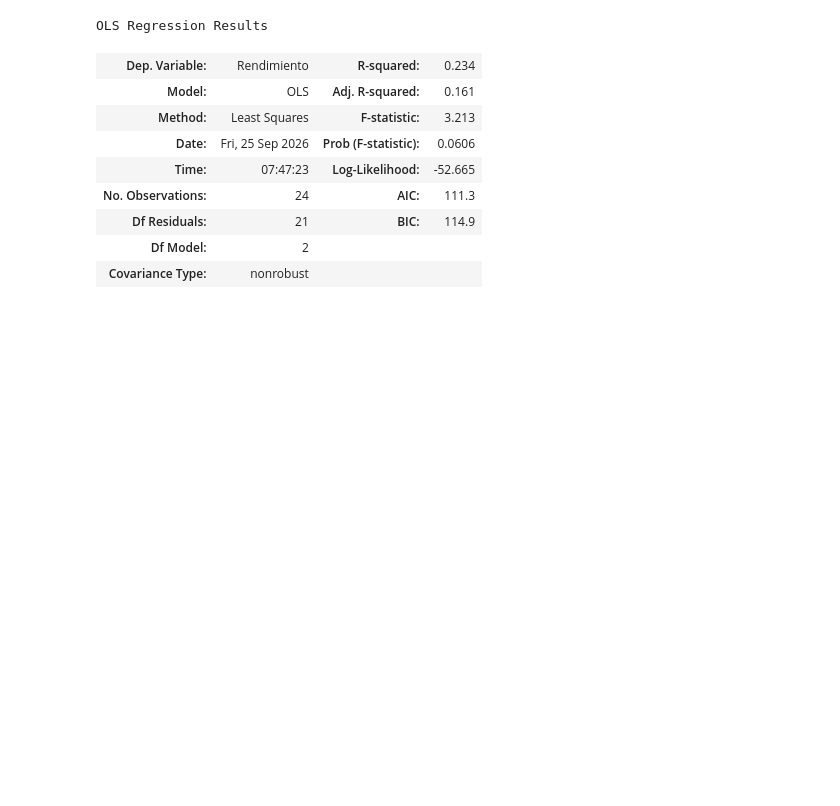
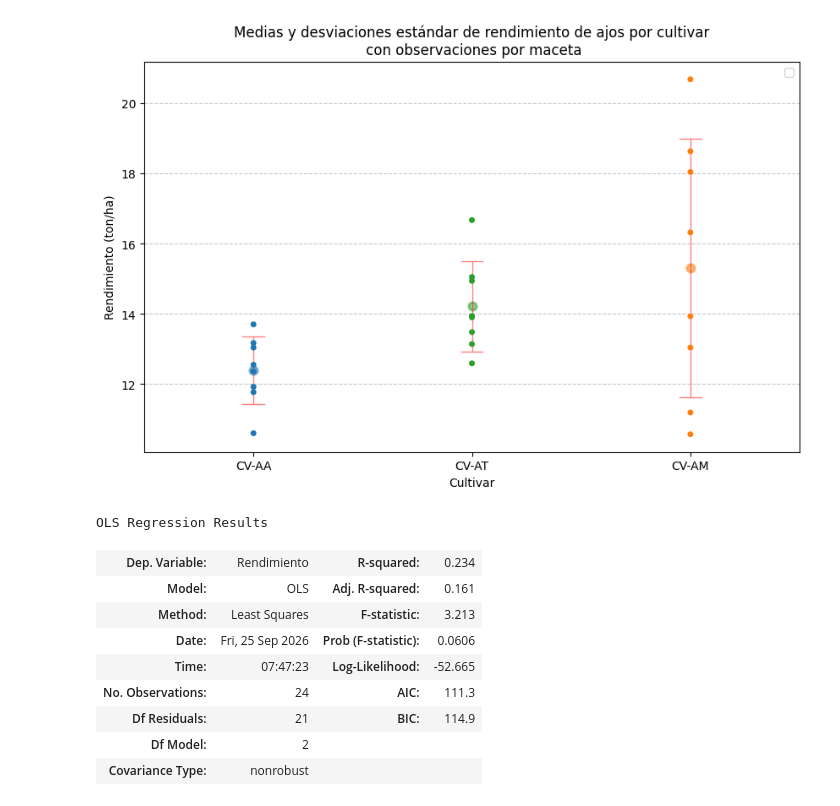
Before and after one commit to nadiasantillan/unsl-data-py-4.2, a Jupyter notebook: ajos/analisis.ipynb, the cells around one changed output. Saved outputs shown, nothing was run; the diff lists cells and outputs as text; code cells hidden in the pictures; blank space fills up the shorter version.

```diff
--- a/ajos/analisis.ipynb
+++ b/ajos/analisis.ipynb
@@ -5,3 +7,32 @@ import pandas as pd
 # %%
 ajos = pd.read_csv("data/ajos.csv", names=["Cultivar", "Rendimiento"])
+# %%
+orden = ajos.groupby('Cultivar')['Rendimiento'].mean().sort_values()
+# %%
+plt.figure(figsize=(10,6))
+sns.pointplot(data=ajos,
+              x="Cultivar",
+              y="Rendimiento",
+              hue="Cultivar",
+              errorbar="sd",
+              estimator="mean",
+              linestyles="none",
+              order=orden.index,
+              alpha=0.5,
+              capsize=0.1,
+              err_kws={"linewidth":1, "color":"red"})
+sns.stripplot(data=ajos,
+                x="Cultivar",
+                y="Rendimiento",
+                hue="Cultivar",
+                order=orden.index,
+                jitter=False)
+plt.title("Medias y desviaciones estándar de rendimiento de ajos por cultivar\n con observaciones por maceta")
+plt.xlabel("Cultivar")
+plt.ylabel("Rendimiento (ton/ha)")
+plt.grid(True, axis='y', linestyle='--', alpha=0.7)
+plt.legend()
+plt.show()
+# %% [output]
+[figure, added]
 # %%
```
Also changed, not shown: parts of 2 cells of this notebook.
